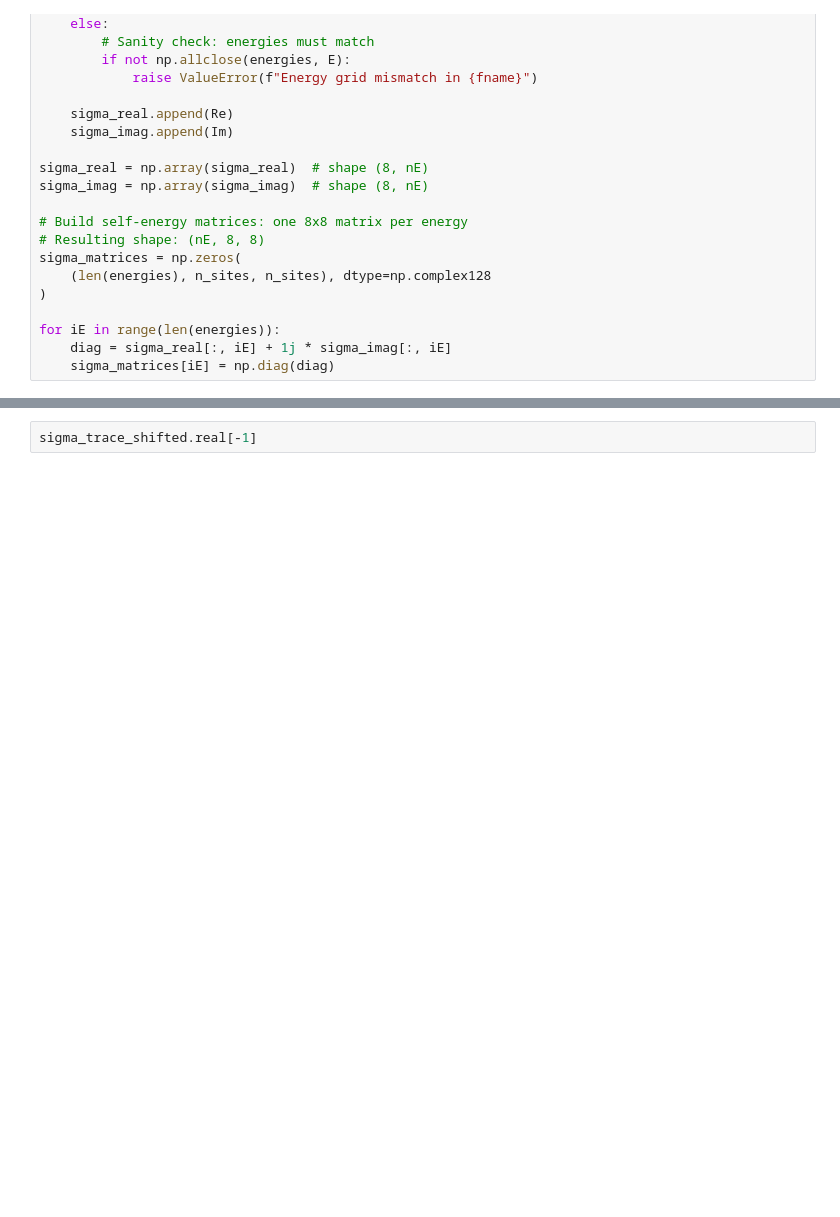
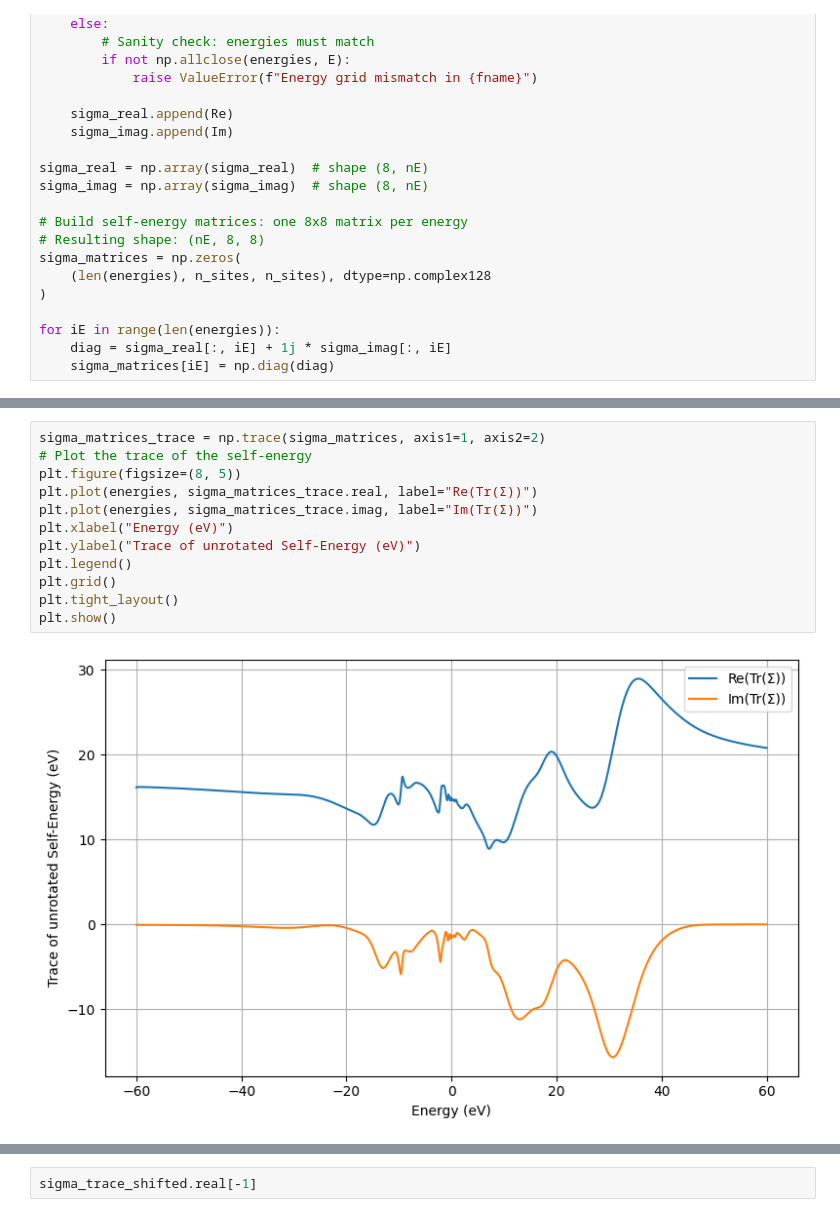
Before and after one commit to aj0337/qtpyt-tests, a Jupyter notebook: gw_edmft/AuBDA14/Francesco_data/process_data.ipynb, the cells around one changed output, grey strips where cells are left out. Saved outputs shown, nothing was run; the diff lists cells and outputs as text; blank space fills up the shorter version.

```diff
--- a/gw_edmft/AuBDA14/Francesco_data/process_data.ipynb
+++ b/gw_edmft/AuBDA14/Francesco_data/process_data.ipynb
@@ -52,3 +68,17 @@ for iE in range(len(energies)):
+# %%
+sigma_matrices_trace = np.trace(sigma_matrices, axis1=1, axis2=2)
+# Plot the trace of the self-energy
+plt.figure(figsize=(8, 5))
+plt.plot(energies, sigma_matrices_trace.real, label="Re(Tr(Σ))")
+plt.plot(energies, sigma_matrices_trace.imag, label="Im(Tr(Σ))")
+plt.xlabel("Energy (eV)")
+plt.ylabel("Trace of unrotated Self-Energy (eV)")
+plt.legend()
+plt.grid()
+plt.tight_layout()
+plt.show()
+# %% [output]
+[figure, added]
 # %%
 # Load rotation matrix
 U = np.loadtxt(f"{base_dir}/ReHrot.DAT")
```
Also changed, not shown: parts of 6 cells of this notebook.
